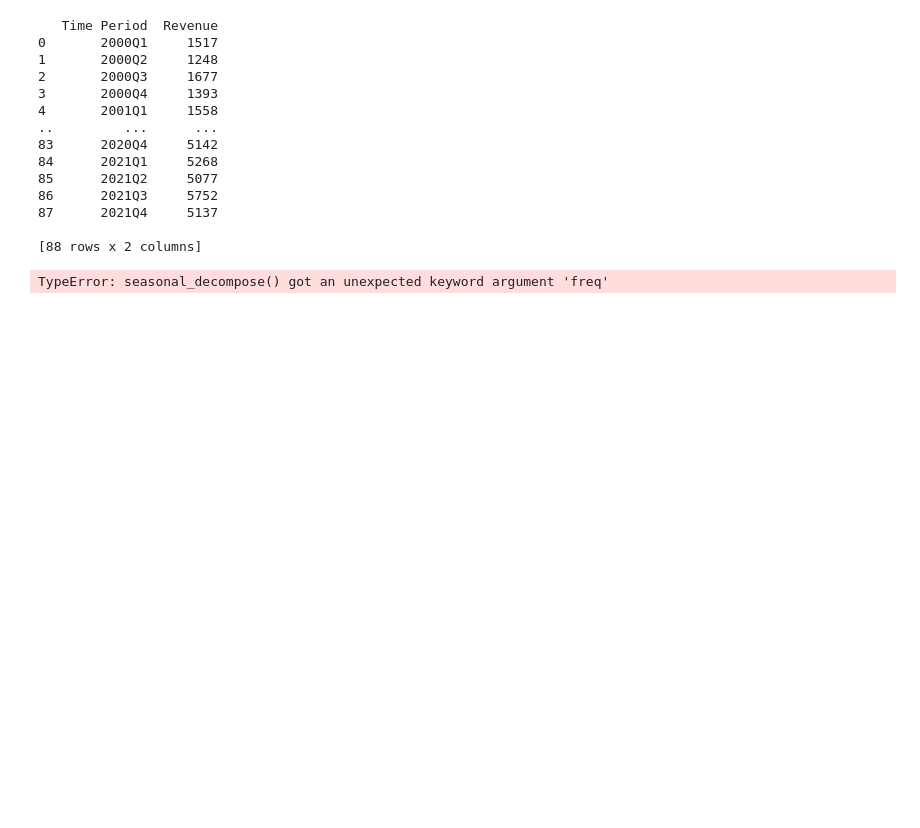
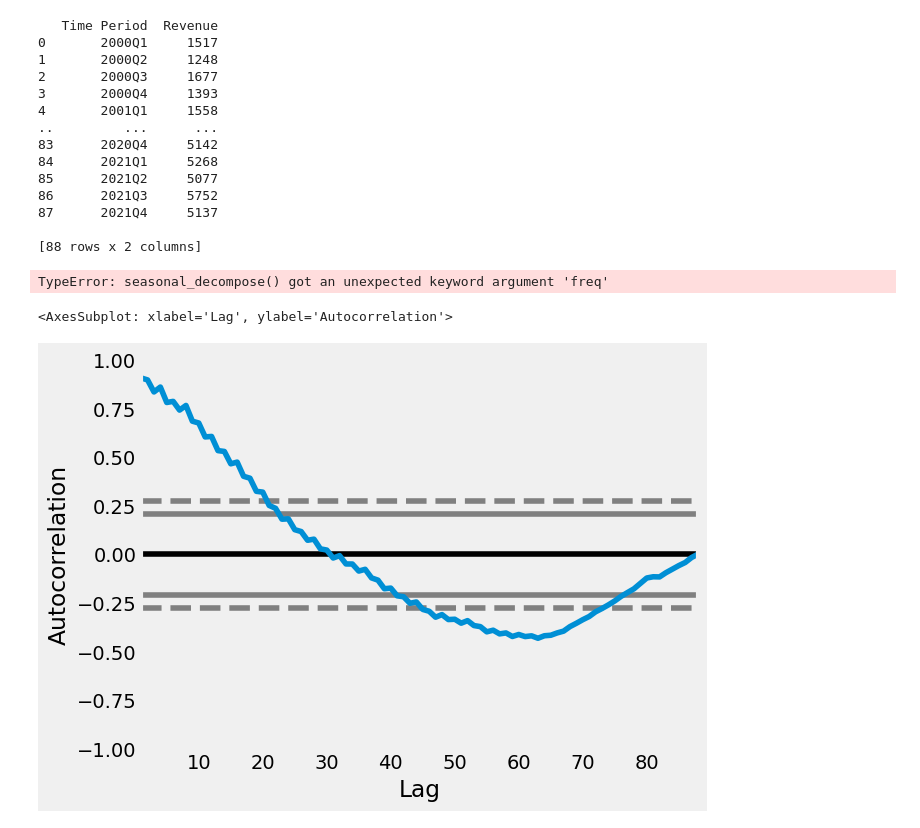
Before and after one commit to fyildirgan/Data-Science-Projects-, a Jupyter notebook: Business-Forecasting.ipynb, the cells around one changed output. Drawn from its saved outputs; the diff is of its cells as text; code cells hidden in the pictures; blank space fills up the shorter version.

```diff
--- a/Business-Forecasting.ipynb
+++ b/Business-Forecasting.ipynb
@@ -41,3 +40,8 @@ fig = result.plot()
 fig.set_size_inches(15, 10)
 # %% [output]
 TypeError: seasonal_decompose() got an unexpected keyword argument 'freq'
+# %%
+pd.plotting.autocorrelation_plot(data["Revenue"])
+# %% [output]
+<AxesSubplot: xlabel='Lag', ylabel='Autocorrelation'>
+[figure, added]
```
Also changed, not shown: parts of 4 cells of this notebook.
